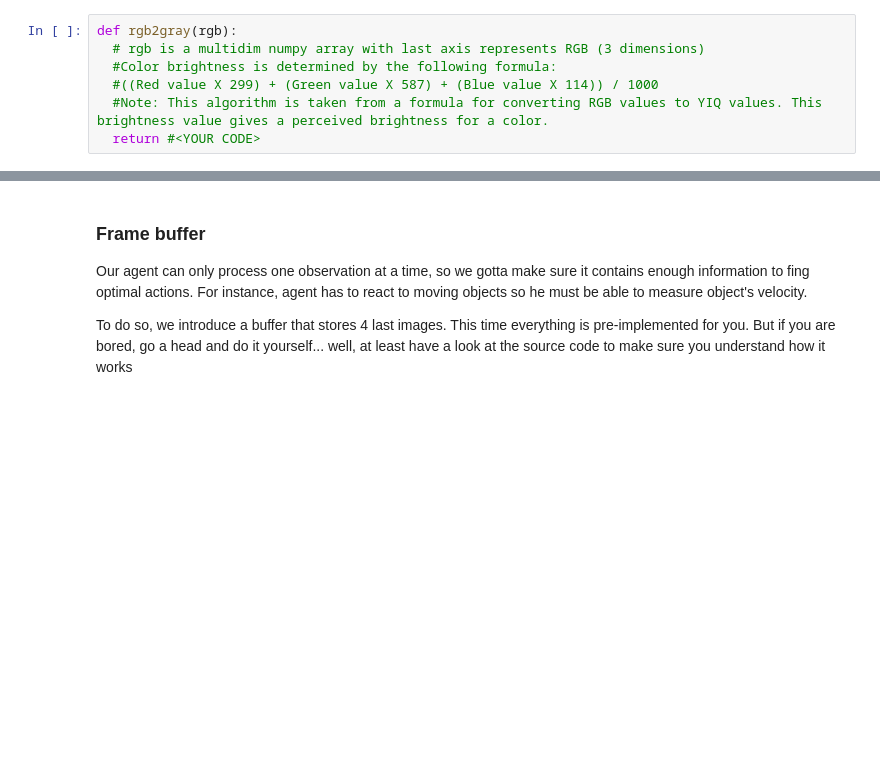
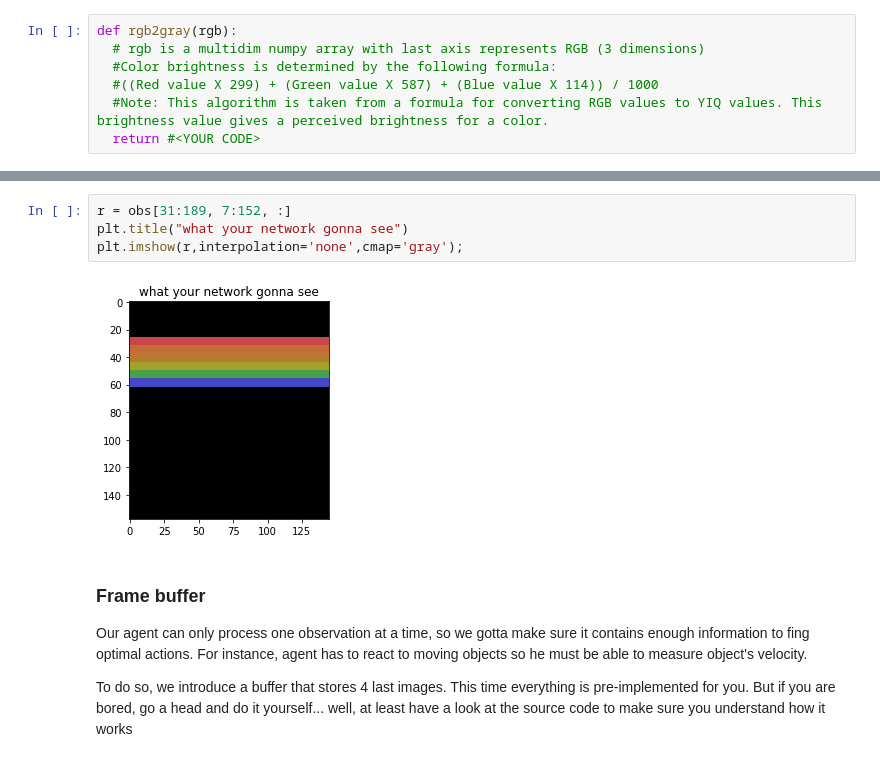
Before and after one commit to gabibu/reinforcementLearning, a Jupyter notebook: dqn_atari.ipynb, the cells around one changed output, grey strips where cells are left out. Saved outputs shown, nothing was run; the diff lists cells and outputs as text; blank space fills up the shorter version.

```diff
--- a/dqn_atari.ipynb
+++ b/dqn_atari.ipynb
@@ -102,3 +114,9 @@ plt.imshow(obs[...,0],interpolation='none',cmap='gray');
+# %%
+r = obs[31:189, 7:152, :]
+plt.title("what your network gonna see")
+plt.imshow(r,interpolation='none',cmap='gray');
+# %% [output]
+[figure, added]
 # %% [markdown]
 ### Frame buffer
 
```
Also changed, not shown: parts of 4 cells of this notebook.
